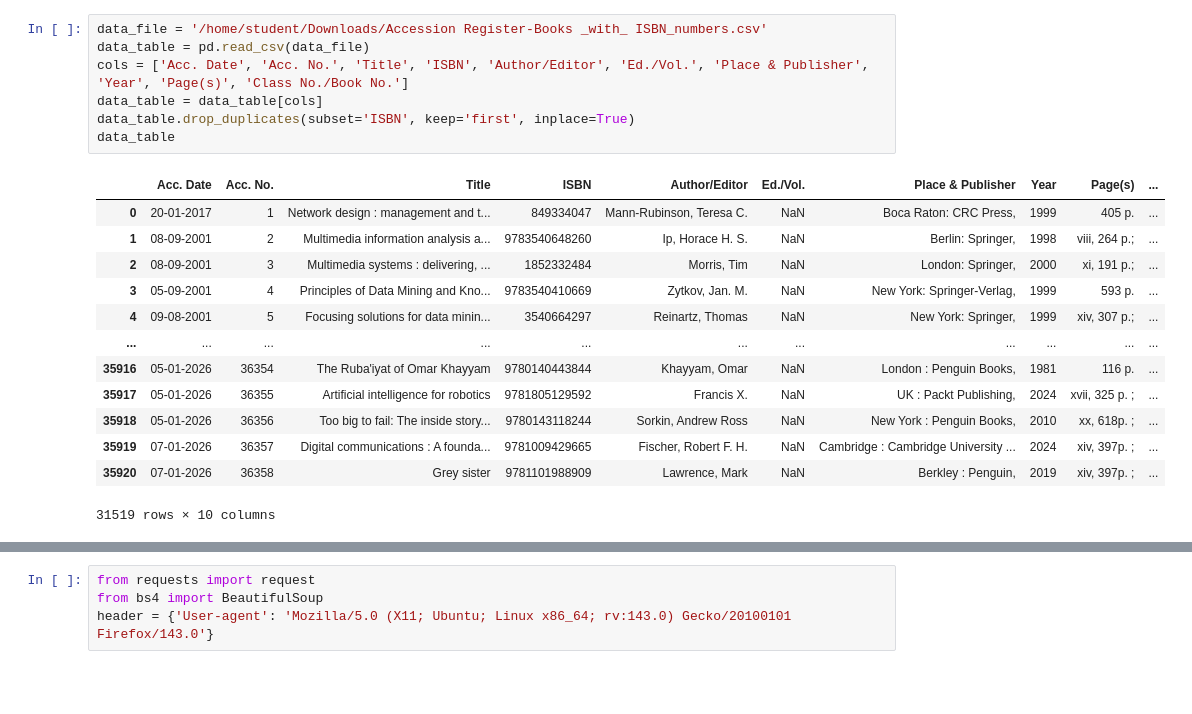
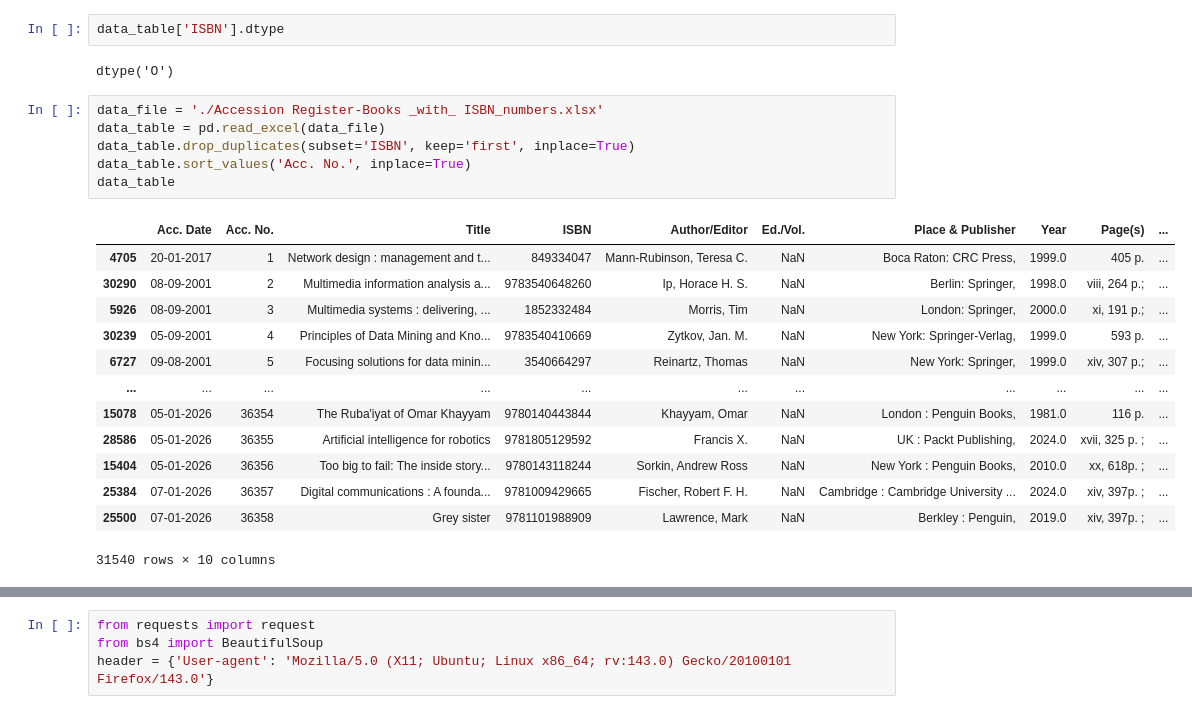
Before and after one commit to TheRoyalAK/BookFinder, a Jupyter notebook: AccNoISBN.ipynb, the cells around one changed output, grey strips where cells are left out. Drawn from its saved outputs; the diff is of its cells as text; blank space fills up the shorter version.

```diff
--- a/AccNoISBN.ipynb
+++ b/AccNoISBN.ipynb
@@ -4,21 +29,24 @@ import pandas as pd
+# %%
+data_table['ISBN'].dtype
+# %% [output]
+dtype('O')
 # %%
-data_file = '/home/student/Downloads/Accession Register-Books _with_ ISBN_numbers.csv'
-data_table = pd.read_csv(data_file)
-cols = ['Acc. Date', 'Acc. No.', 'Title', 'ISBN', 'Author/Editor', 'Ed./Vol.', 'Place & Publisher', 'Year', 'Page(s)', 'Class No./Book No.']
-data_table = data_table[cols]
+data_file = './Accession Register-Books _with_ ISBN_numbers.xlsx'
+data_table = pd.read_excel(data_file)
 data_table.drop_duplicates(subset='ISBN', keep='first', inplace=True)
+data_table.sort_values('Acc. No.', inplace=True)
 data_table
 # %% [output]
 |  | Acc. Date | Acc. No. | Title | ISBN | Author/Editor | Ed./Vol. | Place & Publisher | Year | Page(s) | ... |
-| 0 | 20-01-2017 | 1 | Network design : management and t... | 849334047 | Mann-Rubinson, Teresa C. | NaN | Boca Raton: CRC Press, | 1999 | 405 p. | ... |
-| 1 | 08-09-2001 | 2 | Multimedia information analysis a... | 9783540648260 | Ip, Horace H. S. | NaN | Berlin: Springer, | 1998 | viii, 264 p.; | ... |
-| 2 | 08-09-2001 | 3 | Multimedia systems : delivering, ... | 1852332484 | Morris, Tim | NaN | London: Springer, | 2000 | xi, 191 p.; | ... |
-| 3 | 05-09-2001 | 4 | Principles of Data Mining and Kno... | 9783540410669 | Zytkov, Jan. M. | NaN | New York: Springer-Verlag, | 1999 | 593 p. | ... |
-| 4 | 09-08-2001 | 5 | Focusing solutions for data minin... | 3540664297 | Reinartz, Thomas | NaN | New York: Springer, | 1999 | xiv, 307 p.; | ... |
+| 4705 | 20-01-2017 | 1 | Network design : management and t... | 849334047 | Mann-Rubinson, Teresa C. | NaN | Boca Raton: CRC Press, | 1999.0 | 405 p. | ... |
+| 30290 | 08-09-2001 | 2 | Multimedia information analysis a... | 9783540648260 | Ip, Horace H. S. | NaN | Berlin: Springer, | 1998.0 | viii, 264 p.; | ... |
+| 5926 | 08-09-2001 | 3 | Multimedia systems : delivering, ... | 1852332484 | Morris, Tim | NaN | London: Springer, | 2000.0 | xi, 191 p.; | ... |
+| 30239 | 05-09-2001 | 4 | Principles of Data Mining and Kno... | 9783540410669 | Zytkov, Jan. M. | NaN | New York: Springer-Verlag, | 1999.0 | 593 p. | ... |
+| 6727 | 09-08-2001 | 5 | Focusing solutions for data minin... | 3540664297 | Reinartz, Thomas | NaN | New York: Springer, | 1999.0 | xiv, 307 p.; | ... |
 | ... | ... | ... | ... | ... | ... | ... | ... | ... | ... | ... |
-| 35916 | 05-01-2026 | 36354 | The Ruba'iyat of Omar Khayyam | 9780140443844 | Khayyam, Omar | NaN | London : Penguin Books, | 1981 | 116 p. | ... |
-| 35917 | 05-01-2026 | 36355 | Artificial intelligence for robotics | 9781805129592 | Francis X. | NaN | UK : Packt Publishing, | 2024 | xvii, 325 p. ; | ... |
-| 35918 | 05-01-2026 | 36356 | Too big to fail: The inside story... | 9780143118244 | Sorkin, Andrew Ross | NaN | New York : Penguin Books, | 2010 | xx, 618p. ; | ... |
-| 35919 | 07-01-2026 | 36357 | Digital communications : A founda... | 9781009429665 | Fischer, Robert F. H. | NaN | Cambridge : Cambridge University ... | 2024 | xiv, 397p. ; | ... |
-| 35920 | 07-01-2026 | 36358 | Grey sister | 9781101988909 | Lawrence, Mark | NaN | Berkley : Penguin, | 2019 | xiv, 397p. ; | ... |
+| 15078 | 05-01-2026 | 36354 | The Ruba'iyat of Omar Khayyam | 9780140443844 | Khayyam, Omar | NaN | London : Penguin Books, | 1981.0 | 116 p. | ... |
+| 28586 | 05-01-2026 | 36355 | Artificial intelligence for robotics | 9781805129592 | Francis X. | NaN | UK : Packt Publishing, | 2024.0 | xvii, 325 p. ; | ... |
+| 15404 | 05-01-2026 | 36356 | Too big to fail: The inside story... | 9780143118244 | Sorkin, Andrew Ross | NaN | New York : Penguin Books, | 2010.0 | xx, 618p. ; | ... |
+| 25384 | 07-01-2026 | 36357 | Digital communications : A founda... | 9781009429665 | Fischer, Robert F. H. | NaN | Cambridge : Cambridge University ... | 2024.0 | xiv, 397p. ; | ... |
+| 25500 | 07-01-2026 | 36358 | Grey sister | 9781101988909 | Lawrence, Mark | NaN | Berkley : Penguin, | 2019.0 | xiv, 397p. ; | ... |
-31519 rows × 10 columns
+31540 rows × 10 columns
```
Also changed, not shown: parts of 31 cells of this notebook, 16 other files.
